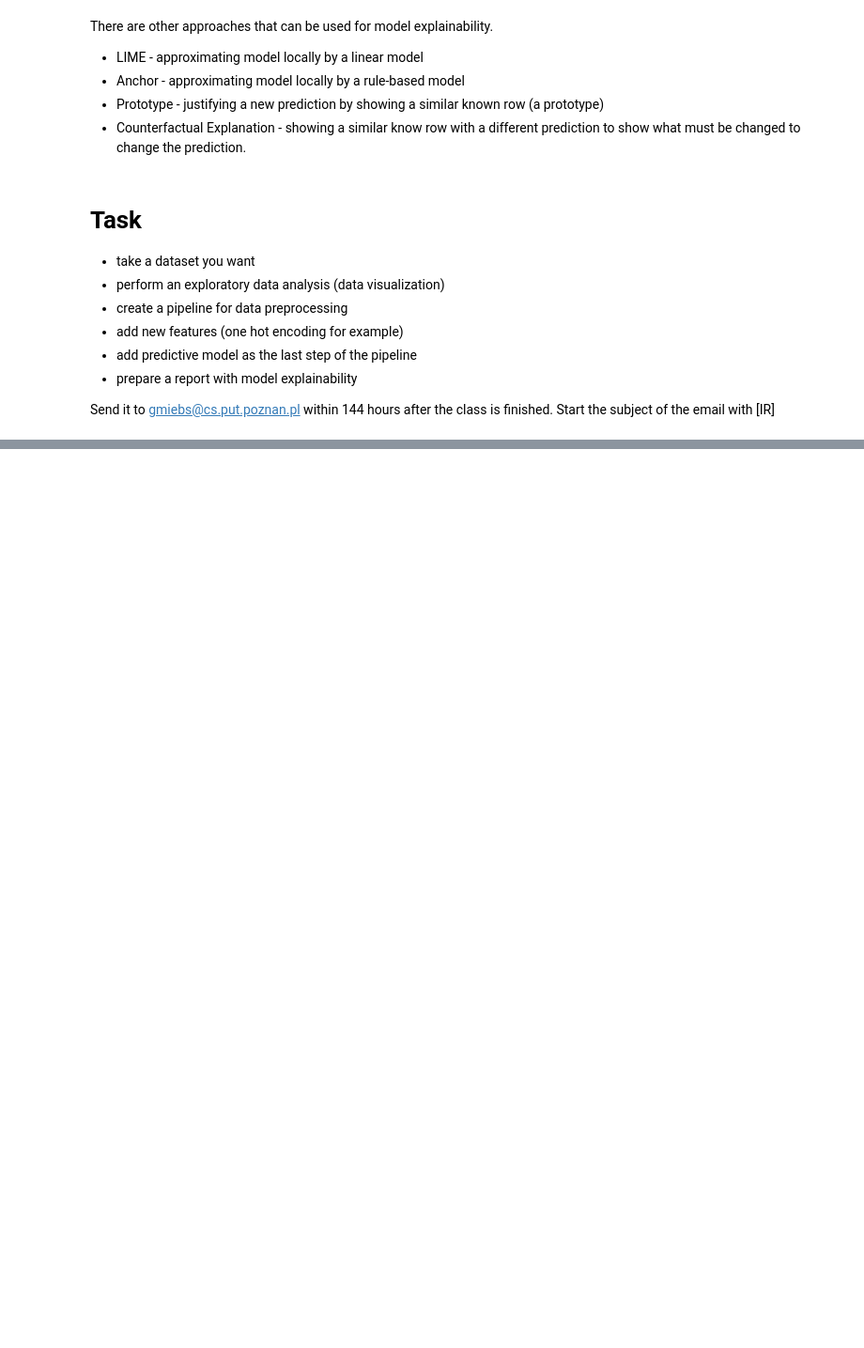
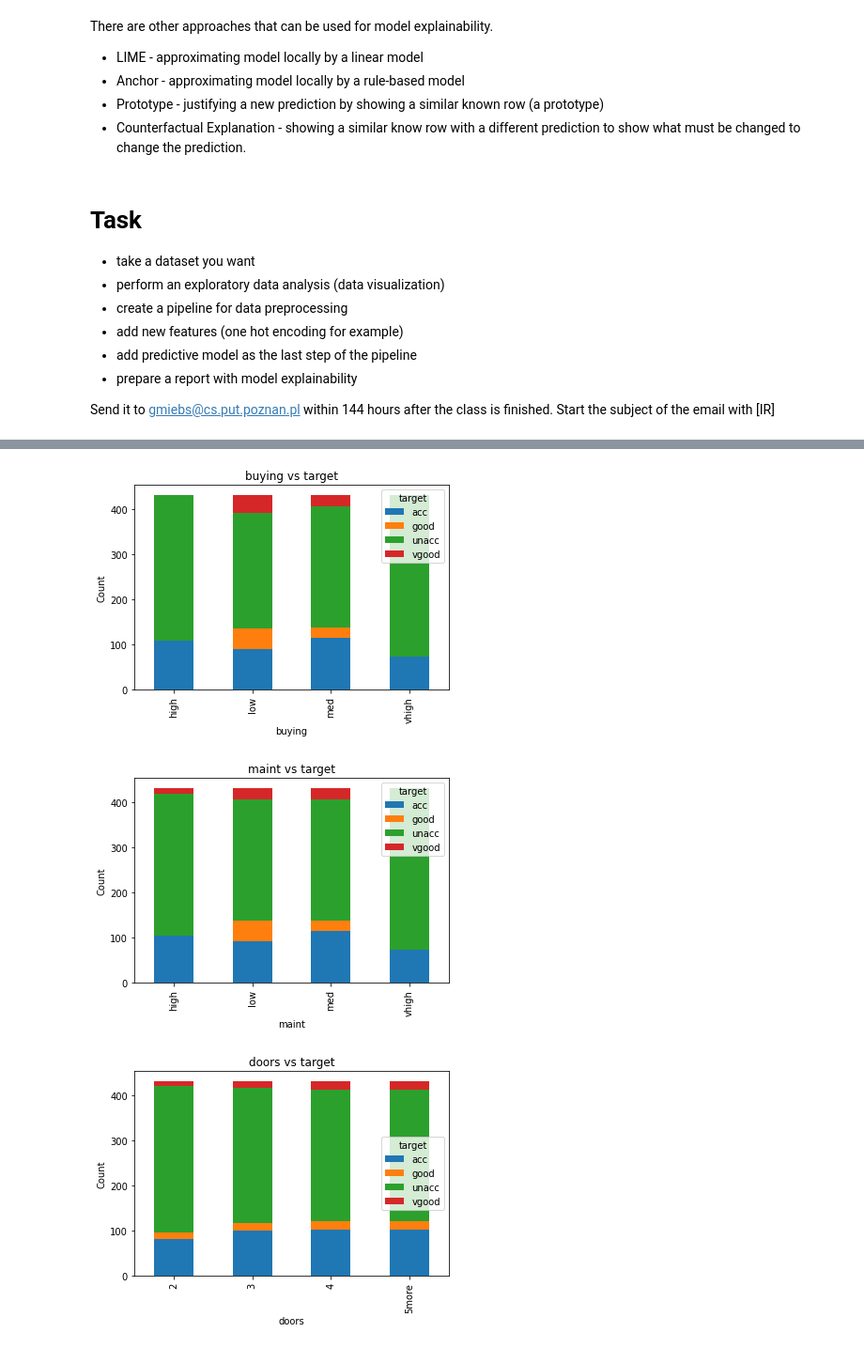
Before and after one commit to SamuelJanas/Sem5, a Jupyter notebook: Information-Retrieval/Lab2IR.ipynb, the cells around one changed output, grey strips where cells are left out. Shown at 94% size. Saved outputs shown, nothing was run; the diff lists cells and outputs as text; code cells hidden in the pictures; blank space fills up the shorter version.

```diff
--- a/Information-Retrieval/Lab2IR.ipynb
+++ b/Information-Retrieval/Lab2IR.ipynb
@@ -138,0 +189,13 @@ Send it to gmiebs@cs.put.poznan.pl within 144 hours after the class is finished.
+# %%
+# fetch dataset
+car_evaluation = fetch_ucirepo(id=19)
+
+# data (as pandas dataframes)
+X = car_evaluation.data.features
+y = car_evaluation.data.targets
+
+# metadata
+print(car_evaluation.metadata)
+
+# variable information
+print(car_evaluation.variables)
@@ -138,0 +221,4 @@ Send it to gmiebs@cs.put.poznan.pl within 144 hours after the class is finished.
+# %%
+# change y column name from 'class' to 'target'
+y = y.rename(columns={'class': 'target'})
+y
@@ -138,0 +255,13 @@ Send it to gmiebs@cs.put.poznan.pl within 144 hours after the class is finished.
+# %%
+df = pd.concat([X, y], axis=1)
+# %%
+for feature in X.columns:
+    count_matrix = df.groupby([feature, y.target]).size().unstack()
+    count_matrix.plot(kind='bar', stacked=True)
+    plt.ylabel('Count')
+    plt.title(feature + ' vs target')
+    plt.show()
+# %% [output]
+[figure, added]
+[figure, added]
+[figure, added]
```
Also changed, not shown: parts of 22 cells of this notebook.
